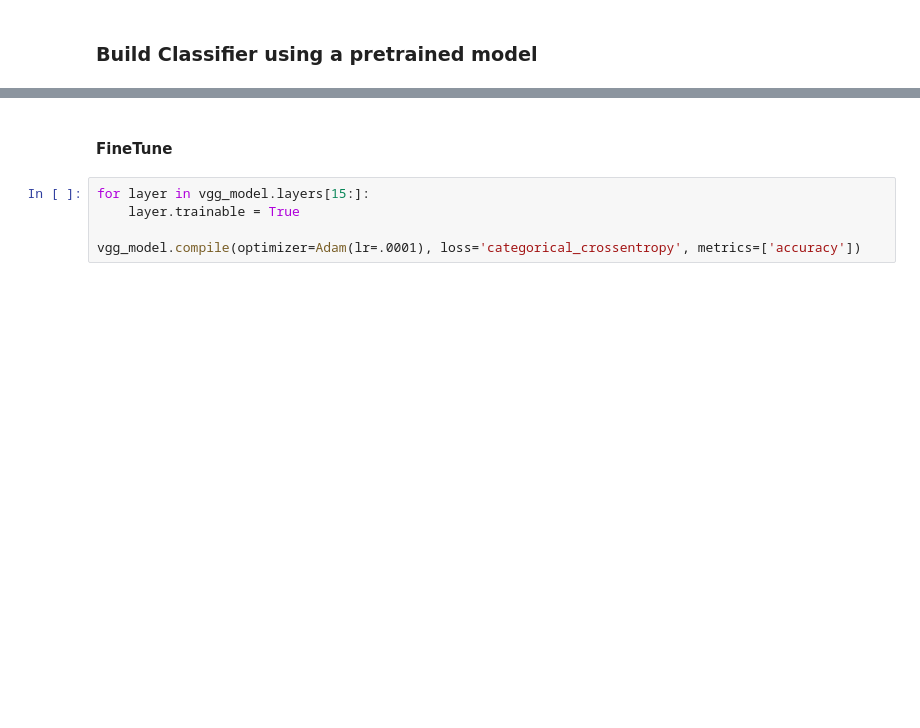
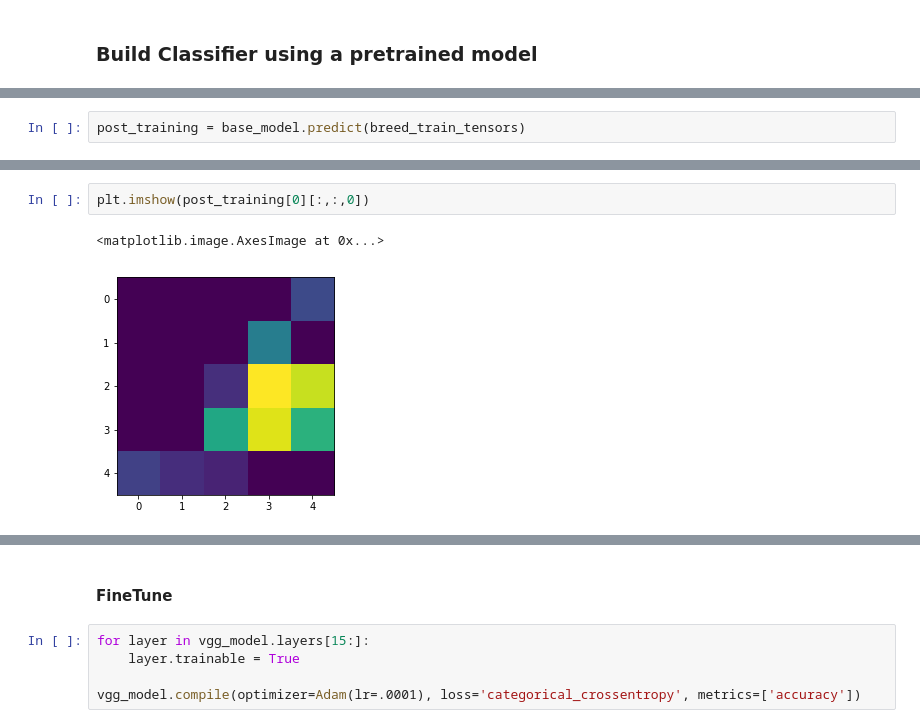
Before and after one commit to cidelab/dog-breed-classifier, a Jupyter notebook: dog_project_workbook.ipynb, the cells around one changed output, grey strips where cells are left out. Saved outputs shown, nothing was run; the diff lists cells and outputs as text; blank space fills up the shorter version.

```diff
--- a/dog_project_workbook.ipynb
+++ b/dog_project_workbook.ipynb
@@ -478 +438,3 @@ vgg16 = VGG16(include_top=False, weights='imagenet')
+# %%
+post_training = base_model.predict(breed_train_tensors)
 # %%
@@ -480,0 +449,5 @@ for layer in vgg16.layers:
+# %%
+plt.imshow(post_training[0][:,:,0])
+# %% [output]
+<matplotlib.image.AxesImage at 0x...>
+[figure, added]
```
Also changed, not shown: parts of 46 cells of this notebook.
